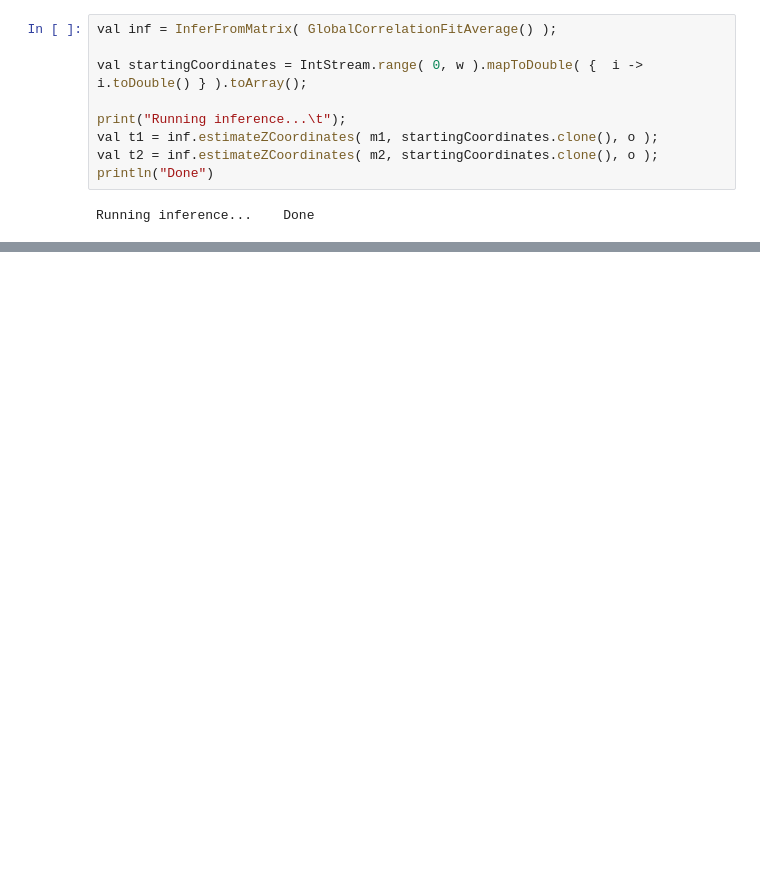
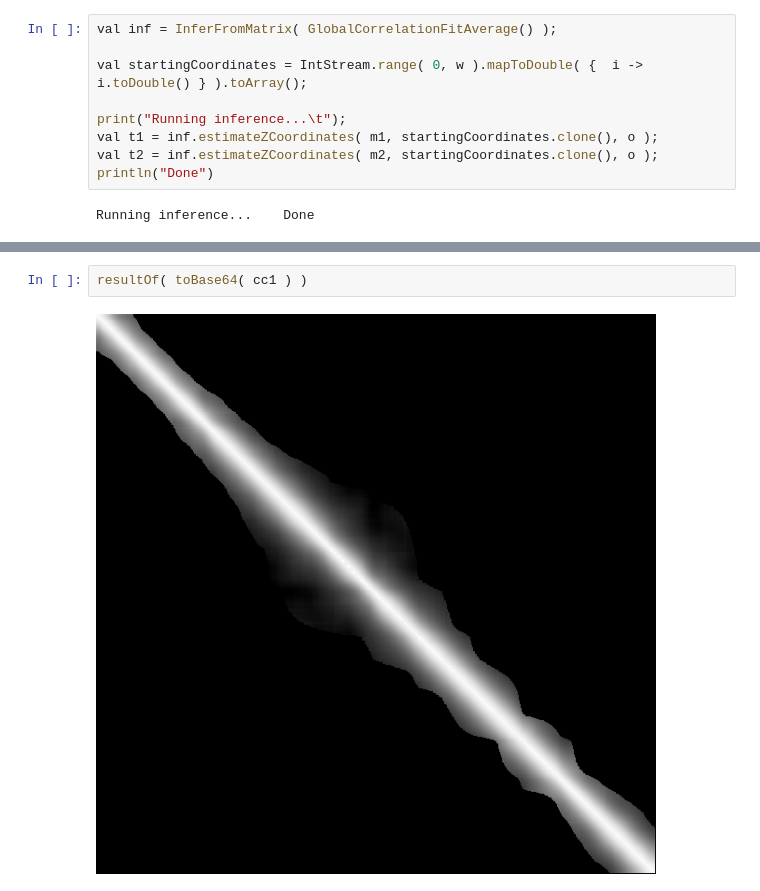
Before and after one commit to hanslovsky/z-spacing-experiments, a Jupyter notebook: ipynb/wipeout-experiment/wipeout-experiment.ipynb, the cells around one changed output, grey strips where cells are left out. Saved outputs shown, nothing was run; the diff lists cells and outputs as text; blank space fills up the shorter version.

```diff
--- a/ipynb/wipeout-experiment/wipeout-experiment.ipynb
+++ b/ipynb/wipeout-experiment/wipeout-experiment.ipynb
@@ -130,0 +121,4 @@ true
+# %%
+resultOf( toBase64( cc1 ) )
+# %% [output]
+[figure, added]
```
Also changed, not shown: parts of 16 cells of this notebook.
